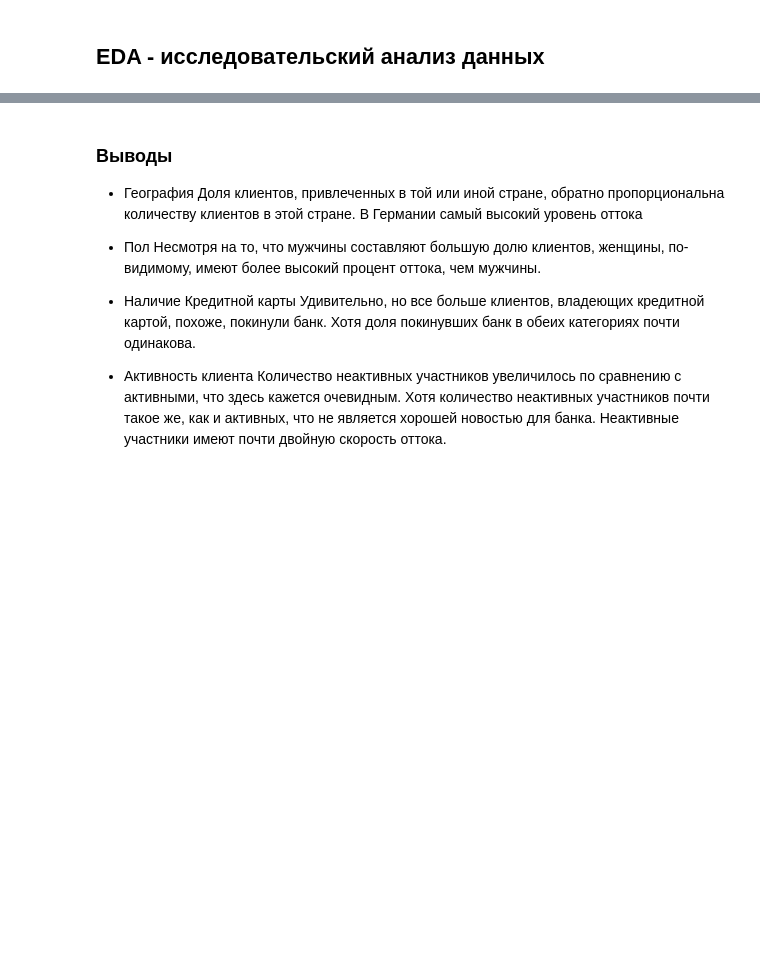
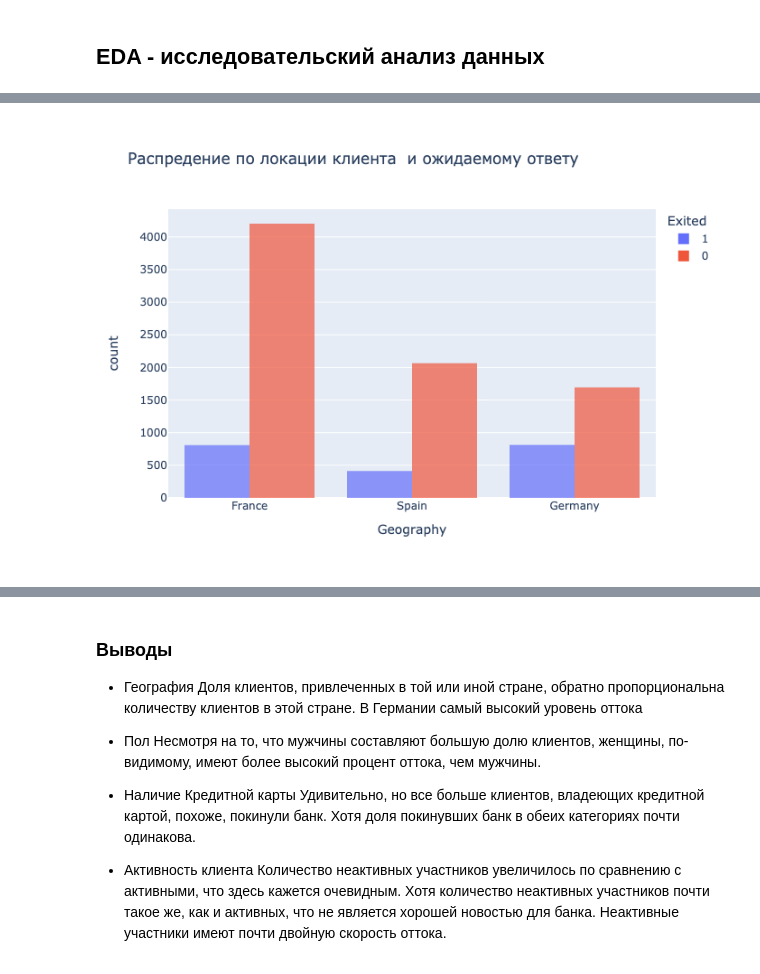
Before and after one commit to tsoiadelina/finalCorseWork2, a Jupyter notebook: CourseWork.ipynb, the cells around one changed output, grey strips where cells are left out. Saved outputs shown, nothing was run; the diff lists cells and outputs as text; code cells hidden in the pictures; blank space fills up the shorter version.

```diff
--- a/CourseWork.ipynb
+++ b/CourseWork.ipynb
@@ -71,10 +131,13 @@ px.histogram(
 # %%
-px.histogram(
+h = px.histogram(
     df,
     x='Geography',
     title='Распредение по локации клиента  и ожидаемому ответу',
     color='Exited',
     opacity=0.7,
     barmode='group',
 )
+h.show(renderer='png')
+# %% [output]
+[figure, added]
 # %%
```
Also changed, not shown: parts of 12 cells of this notebook.
